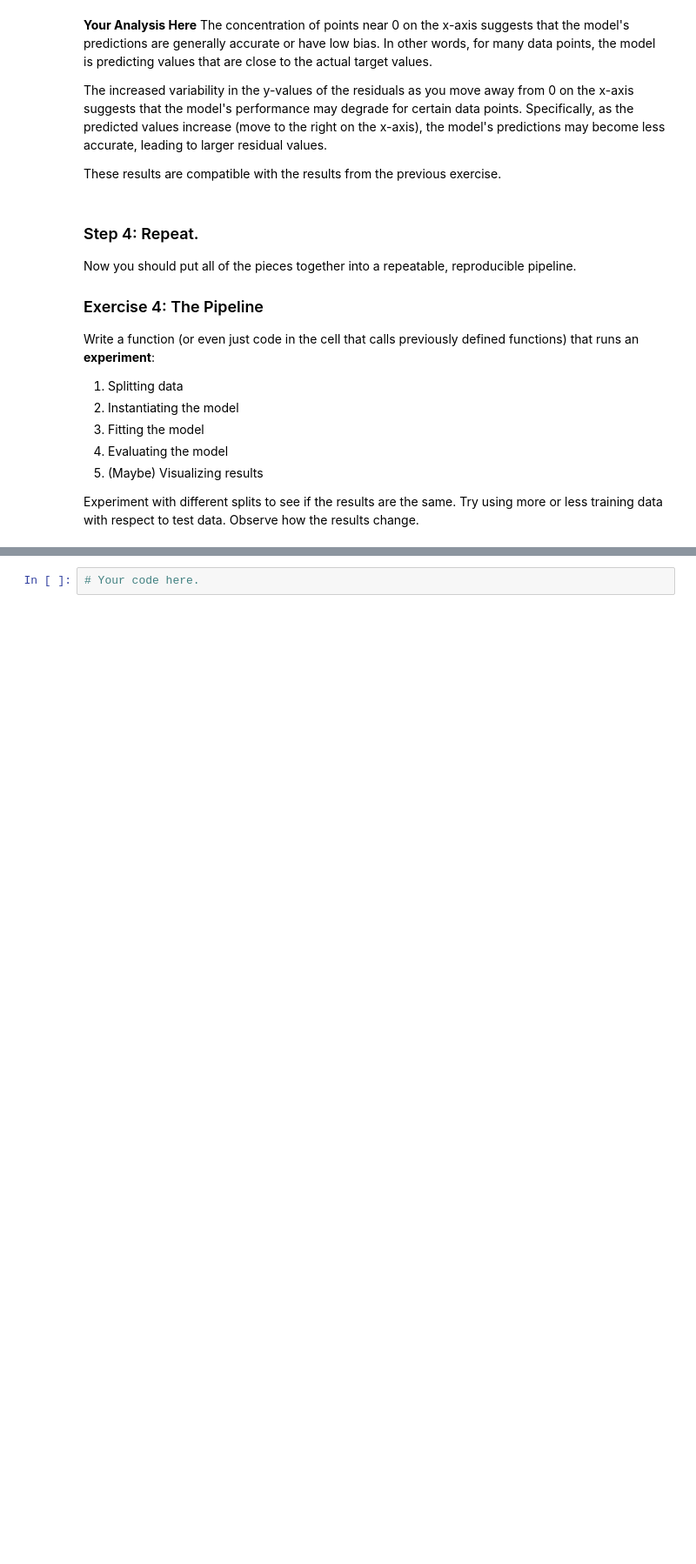
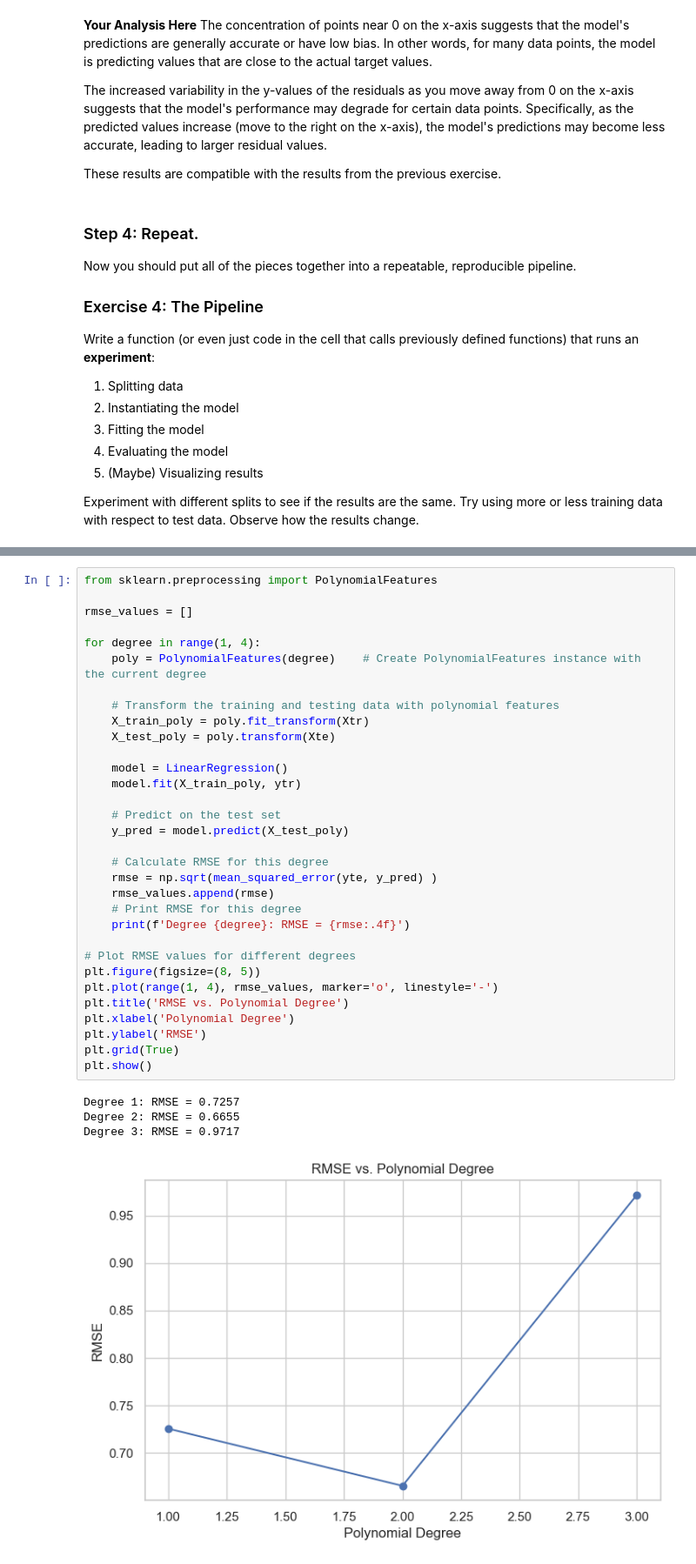
Before and after one commit to Pampaj7/FMLab, a Jupyter notebook: FML-LinearRegression1.ipynb, the cells around one changed output, grey strips where cells are left out. Shown at 87% size. Cells and saved outputs as stored; diff of their text form; blank space fills up the shorter version.

```diff
--- a/FML-LinearRegression1.ipynb
+++ b/FML-LinearRegression1.ipynb
@@ -382,5 +430,40 @@ Now that we have a simple, baseline linear regression result, let's see if we ca
 ### Exercise 5: Increasing Model Capacity
 
 Check out the documentation for `sklearn.preprocessing.PolynomialFeatures`. Map the independent variables onto a **polynomial** basis of variable order. Fit your model using your pipeline from above and observe its behavior for different degree polynomial embeddings.
-# %%
-# Your code here.
+# %%
+from sklearn.preprocessing import PolynomialFeatures
+
+rmse_values = []
+
+for degree in range(1, 4):
+    poly = PolynomialFeatures(degree)    # Create PolynomialFeatures instance with the current degree
+
+    # Transform the training and testing data with polynomial features
+    X_train_poly = poly.fit_transform(Xtr)
+    X_test_poly = poly.transform(Xte)
+
+    model = LinearRegression()
+    model.fit(X_train_poly, ytr)
+
+    # Predict on the test set
+    y_pred = model.predict(X_test_poly)
+
+    # Calculate RMSE for this degree
+    rmse = np.sqrt(mean_squared_error(yte, y_pred) )
+    rmse_values.append(rmse)
+    # Print RMSE for this degree
+    print(f'Degree {degree}: RMSE = {rmse:.4f}')
+
+# Plot RMSE values for different degrees
+plt.figure(figsize=(8, 5))
+plt.plot(range(1, 4), rmse_values, marker='o', linestyle='-')
+plt.title('RMSE vs. Polynomial Degree')
+plt.xlabel('Polynomial Degree')
+plt.ylabel('RMSE')
+plt.grid(True)
+plt.show()
+# %% [output]
+Degree 1: RMSE = 0.7257
+Degree 2: RMSE = 0.6655
+Degree 3: RMSE = 0.9717
+[figure, added]
```
Also changed, not shown: parts of 32 cells of this notebook.
